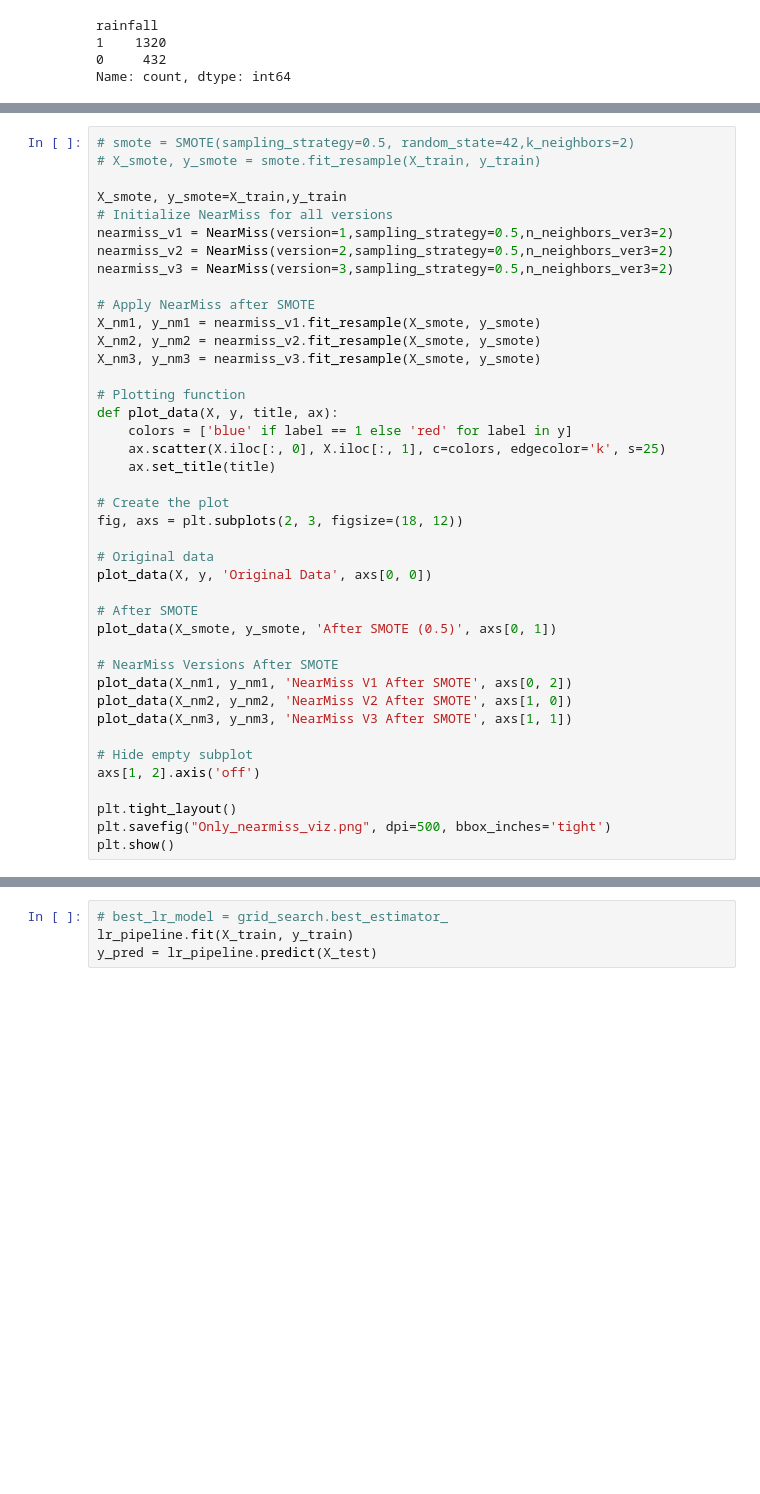
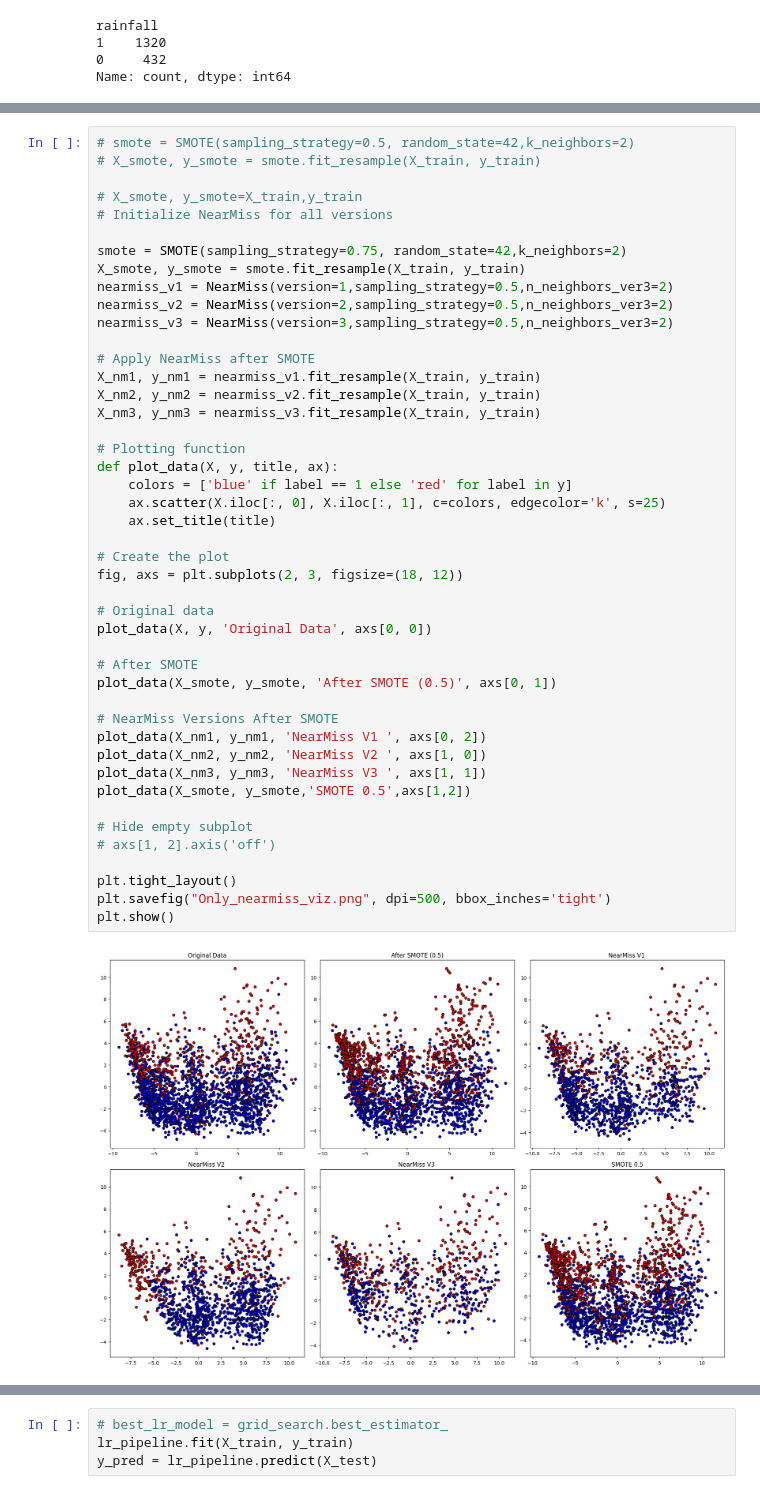
Before and after one commit to RinaldinAdam/KaggleNotebooks, a Jupyter notebook: Kaggle_Competition_Rainfall_Prediction.ipynb, the cells around one changed output, grey strips where cells are left out. Saved outputs shown, nothing was run; the diff lists cells and outputs as text; blank space fills up the shorter version.

```diff
--- a/Kaggle_Competition_Rainfall_Prediction.ipynb
+++ b/Kaggle_Competition_Rainfall_Prediction.ipynb
@@ -413,43 +472,49 @@ Name: count, dtype: int64
 # smote = SMOTE(sampling_strategy=0.5, random_state=42,k_neighbors=2)
 # X_smote, y_smote = smote.fit_resample(X_train, y_train)
 
-X_smote, y_smote=X_train,y_train
+# X_smote, y_smote=X_train,y_train
 # Initialize NearMiss for all versions
+
+smote = SMOTE(sampling_strategy=0.75, random_state=42,k_neighbors=2)
+X_smote, y_smote = smote.fit_resample(X_train, y_train)
 nearmiss_v1 = NearMiss(version=1,sampling_strategy=0.5,n_neighbors_ver3=2)
 nearmiss_v2 = NearMiss(version=2,sampling_strategy=0.5,n_neighbors_ver3=2)
 nearmiss_v3 = NearMiss(version=3,sampling_strategy=0.5,n_neighbors_ver3=2)
 
 # Apply NearMiss after SMOTE
-X_nm1, y_nm1 = nearmiss_v1.fit_resample(X_smote, y_smote)
-X_nm2, y_nm2 = nearmiss_v2.fit_resample(X_smote, y_smote)
-X_nm3, y_nm3 = nearmiss_v3.fit_resample(X_smote, y_smote)
+X_nm1, y_nm1 = nearmiss_v1.fit_resample(X_train, y_train)
+X_nm2, y_nm2 = nearmiss_v2.fit_resample(X_train, y_train)
+X_nm3, y_nm3 = nearmiss_v3.fit_resample(X_train, y_train)
 
 # Plotting function
 def plot_data(X, y, title, ax):
     colors = ['blue' if label == 1 else 'red' for label in y]
     ax.scatter(X.iloc[:, 0], X.iloc[:, 1], c=colors, edgecolor='k', s=25)
     ax.set_title(title)
 
 # Create the plot
 fig, axs = plt.subplots(2, 3, figsize=(18, 12))
 
 # Original data
 plot_data(X, y, 'Original Data', axs[0, 0])
 
 # After SMOTE
 plot_data(X_smote, y_smote, 'After SMOTE (0.5)', axs[0, 1])
 
 # NearMiss Versions After SMOTE
-plot_data(X_nm1, y_nm1, 'NearMiss V1 After SMOTE', axs[0, 2])
-plot_data(X_nm2, y_nm2, 'NearMiss V2 After SMOTE', axs[1, 0])
-plot_data(X_nm3, y_nm3, 'NearMiss V3 After SMOTE', axs[1, 1])
+plot_data(X_nm1, y_nm1, 'NearMiss V1 ', axs[0, 2])
+plot_data(X_nm2, y_nm2, 'NearMiss V2 ', axs[1, 0])
+plot_data(X_nm3, y_nm3, 'NearMiss V3 ', axs[1, 1])
+plot_data(X_smote, y_smote,'SMOTE 0.5',axs[1,2])
 
 # Hide empty subplot
-axs[1, 2].axis('off')
+# axs[1, 2].axis('off')
 
 plt.tight_layout()
 plt.savefig("Only_nearmiss_viz.png", dpi=500, bbox_inches='tight')
 plt.show()
+# %% [output]
+[figure, added]
 # %%
 from sklearn.metrics import classification_report, make_scorer, recall_score
 
```
Also changed, not shown: parts of 67 cells of this notebook.
